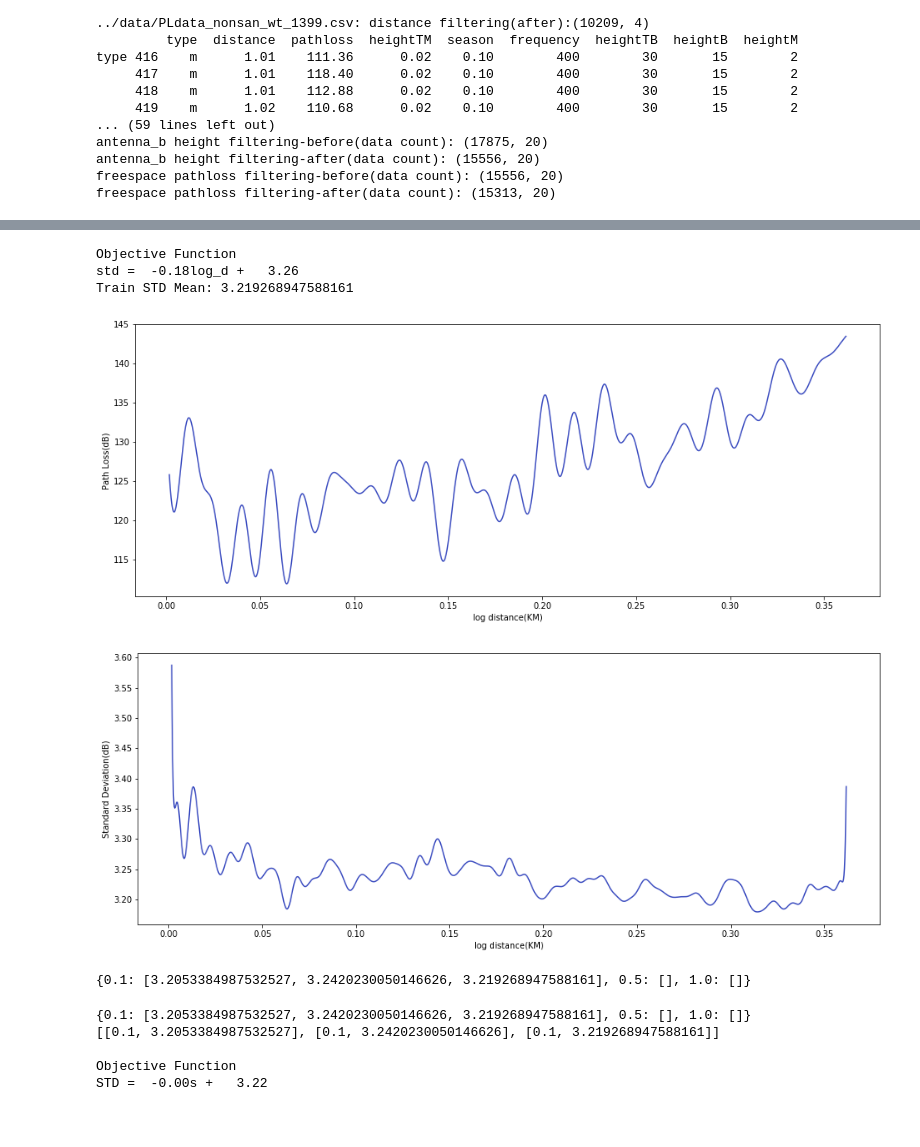
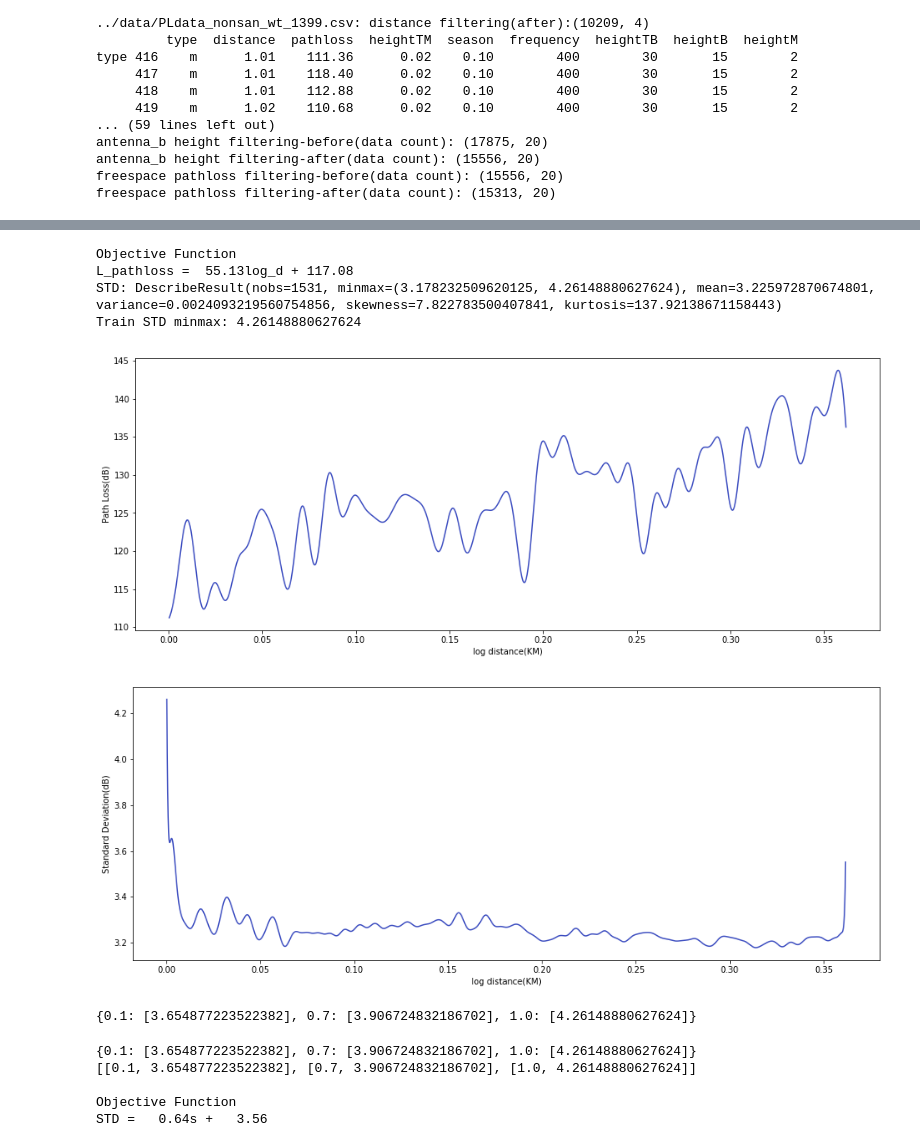
Before and after one commit to chanship72/pathloss, a Jupyter notebook: EquationModeling/EM_shadowing_nonsan.ipynb, the cells around one changed output, grey strips where cells are left out. Cells and saved outputs as stored; diff of their text form; code cells hidden in the pictures.

```diff
--- a/EquationModeling/EM_shadowing_nonsan.ipynb
+++ b/EquationModeling/EM_shadowing_nonsan.ipynb
@@ -113,7 +113,7 @@ addWtSampled = samplingData(addWt[targetCols], samplingRatio, None)
 addSpSampled = samplingData(addSp[targetCols], samplingRatio, None)
 addSmSampled = samplingData(addSm[targetCols], samplingRatio, None)
 
-stdDist = {0.1:list(), 0.5:list(), 1.0:list()}
+stdDist = {0.1:list(), 0.7:list(), 1.0:list()}
 # %% [output]
 data distribution(before)
        logDistance  pathloss
@@ -150,13 +150,14 @@ model.fit(X, Y)
 pred, std = model.predict(X, return_std=True)
 
 linearModel = Ridge(alpha=0.0001)
-linearModel.fit(X, std)
+linearModel.fit(X, pred)
 print("\nObjective Function")
-print("std = {:6.2f}log_d + {:6.2f}".format(linearModel.coef_[0],linearModel.intercept_))
+print("L_pathloss = {:6.2f}log_d + {:6.2f}".format(linearModel.coef_[0],linearModel.intercept_))
 
-meanSTD = stats.describe(std).mean
-print("Train STD Mean: {}".format(meanSTD))
-stdDist[0.1].append(meanSTD)
+minmaxSTD = stats.describe(std).minmax
+print("STD:",stats.describe(std))
+print("Train STD minmax: {}".format(minmaxSTD[1]))
+stdDist[0.1].append(minmaxSTD[1])
 
 train_2d_sigma_graph_s(model, X, Y, targetCol = 'logDistance', sigmaFlag = False)
 train_2d_sigma_graph_s(model, X, Y)
@@ -187,13 +189,14 @@ model.fit(X, Y)
 
 pred, std = model.predict(X, return_std=True)
 linearModel = Ridge(alpha=0.0001)
-linearModel.fit(X, std)
+linearModel.fit(X, pred)
 print("\nObjective Function")
-print("std = {:6.2f}log_d + {:6.2f}".format(linearModel.coef_[0],linearModel.intercept_))
+print("L_pathloss = {:6.2f}log_d + {:6.2f}".format(linearModel.coef_[0],linearModel.intercept_))
 
-meanSTD = stats.describe(std).mean
-print("Train STD Mean: {}".format(meanSTD))
-stdDist[0.1].append(meanSTD)
+minmaxSTD = stats.describe(std).minmax
+print("STD:",stats.describe(std))
+print("Train STD minmax: {}".format(minmaxSTD[1]))
+stdDist[0.7].append(minmaxSTD[1])
 
 train_2d_sigma_graph_s(model, X, Y, targetCol = 'logDistance', sigmaFlag = False)
 train_2d_sigma_graph_s(model, X, Y)
@@ -209,40 +213,42 @@ Train STD Mean: 3.2420230050146626
 # %%
 #### %autoreload
 
 X = np.array(addSmSampled[xCols])
 Y = np.array(addSmSampled[yCols])
 
 modelList = []
 dataSet = []
 i = 1
 
 stdTrainSum, stdTestSum = 0, 0
 kernel = 'RBF'
 
 model = gp_regression(kernel)
 model.fit(X, Y)
 
 pred, std = model.predict(X, return_std=True)
 linearModel = Ridge(alpha=0.0001)
-linearModel.fit(X, std)
+linearModel.fit(X, pred)
 print("\nObjective Function")
-print("std = {:6.2f}log_d + {:6.2f}".format(linearModel.coef_[0],linearModel.intercept_))
+print("L_pathloss = {:6.2f}log_d + {:6.2f}".format(linearModel.coef_[0],linearModel.intercept_))
 
-meanSTD = stats.describe(std).mean
-print("Train STD Mean: {}".format(meanSTD))
-stdDist[0.1].append(meanSTD)
+minmaxSTD = stats.describe(std).minmax
+print("STD:",stats.describe(std))
+print("Train STD minmax: {}".format(minmaxSTD[1]))
+stdDist[1.0].append(minmaxSTD[1])
 
 train_2d_sigma_graph_s(model, X, Y, targetCol = 'logDistance', sigmaFlag = False)
 train_2d_sigma_graph_s(model, X, Y)
 
 print(stdDist)
 # %% [output]
 Objective Function
-std =  -0.18log_d +   3.26
-Train STD Mean: 3.219268947588161
+L_pathloss =  55.13log_d + 117.08
+STD: DescribeResult(nobs=1531, minmax=(3.178232509620125, 4.26148880627624), mean=3.225972870674801, variance=0.0024093219560754856, skewness=7.822783500407841, kurtosis=137.92138671158443)
+Train STD minmax: 4.26148880627624
-[figure, old version]
+[figure, new version]
-[figure, old version]
+[figure, new version]
-{0.1: [3.2053384987532527, 3.2420230050146626, 3.219268947588161], 0.5: [], 1.0: []}
+{0.1: [3.654877223522382], 0.7: [3.906724832186702], 1.0: [4.26148880627624]}
 # %%
 print(stdDist)
 STD = list()
@@ -259,8 +265,8 @@ linearModel.fit(X.reshape(-1,1), Y.reshape(-1,1))
 print("\nObjective Function")
 print("STD = {:6.2f}s + {:6.2f}".format(linearModel.coef_[0],linearModel.intercept_))
 # %% [output]
-{0.1: [3.2053384987532527, 3.2420230050146626, 3.219268947588161], 0.5: [], 1.0: []}
-[[0.1, 3.2053384987532527], [0.1, 3.2420230050146626], [0.1, 3.219268947588161]]
+{0.1: [3.654877223522382], 0.7: [3.906724832186702], 1.0: [4.26148880627624]}
+[[0.1, 3.654877223522382], [0.7, 3.906724832186702], [1.0, 4.26148880627624]]
 
 Objective Function
-STD =  -0.00s +   3.22
+STD =   0.64s +   3.56
```
Also changed, not shown: parts of 9 cells of this notebook, 2 other files.
